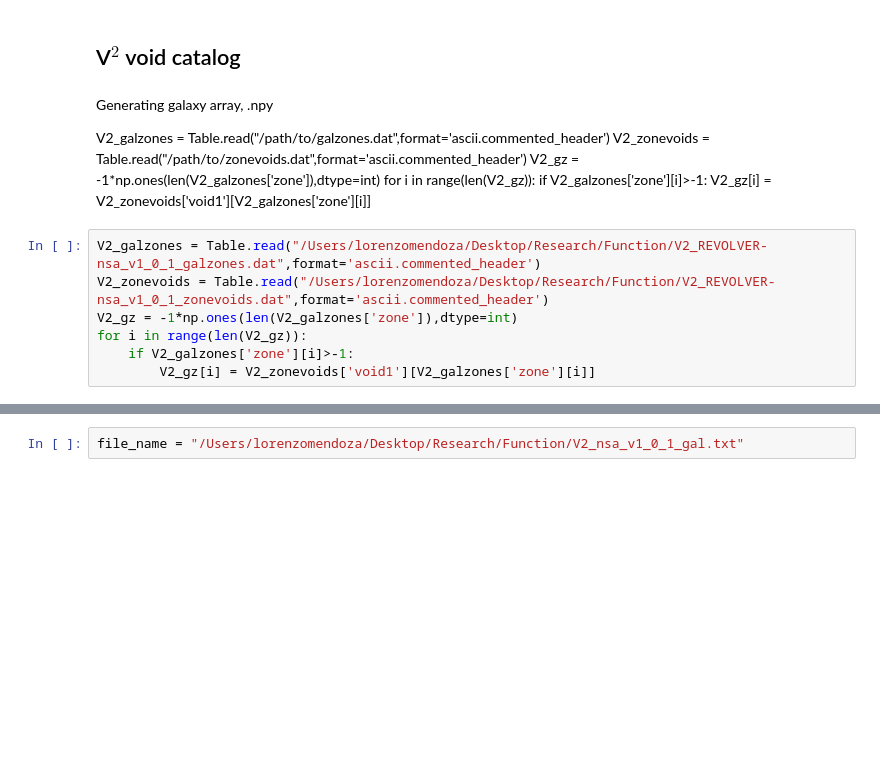
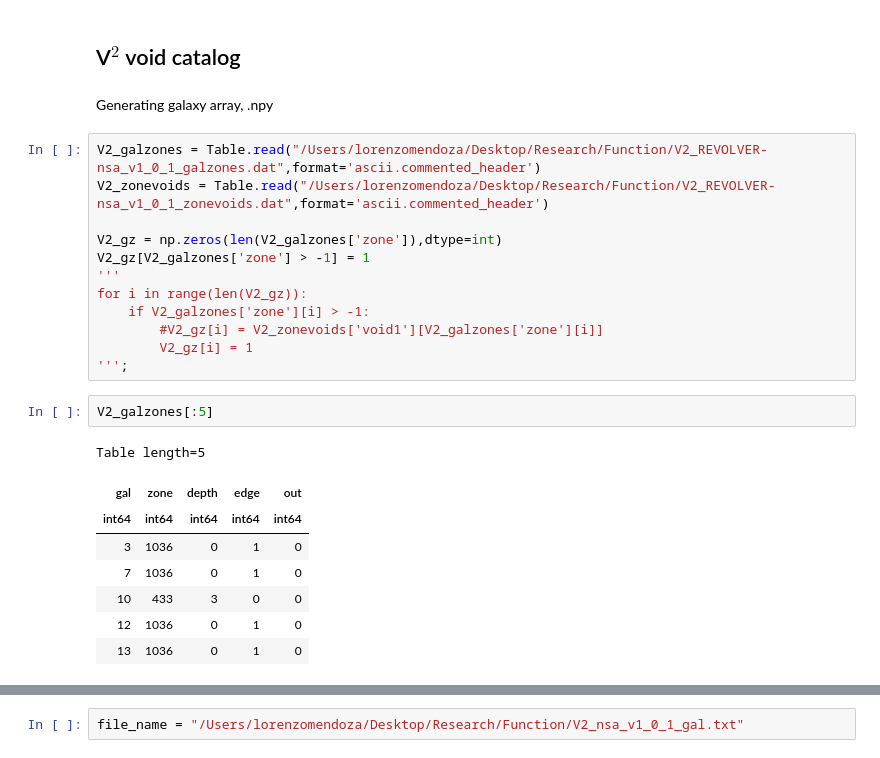
Before and after one commit to DESI-UR/Void_analysis, a Jupyter notebook: nb/Lorenzo/compare_v2.catalogs.ipynb, the cells around one changed output, grey strips where cells are left out. Drawn from its saved outputs; the diff is of its cells as text; blank space fills up the shorter version.

```diff
--- a/nb/Lorenzo/compare_v2.catalogs.ipynb
+++ b/nb/Lorenzo/compare_v2.catalogs.ipynb
@@ -23,19 +24,28 @@ mask, mask_resolution = pickle.load(temp_infile)
 temp_infile.close()
 # %% [markdown]
 ## V$^2$ void catalog
-# %% [markdown]
-Generating galaxy array, .npy
-
-V2_galzones = Table.read("/path/to/galzones.dat",format='ascii.commented_header')
-V2_zonevoids = Table.read("/path/to/zonevoids.dat",format='ascii.commented_header')
-V2_gz = -1*np.ones(len(V2_galzones['zone']),dtype=int)
-for i in range(len(V2_gz)):
-    if V2_galzones['zone'][i]>-1:
-        V2_gz[i] = V2_zonevoids['void1'][V2_galzones['zone'][i]]
+# %% [markdown]
+Generating galaxy array, .npy
 # %%
 V2_galzones = Table.read("/Users/lorenzomendoza/Desktop/Research/Function/V2_REVOLVER-nsa_v1_0_1_galzones.dat",format='ascii.commented_header')
 V2_zonevoids = Table.read("/Users/lorenzomendoza/Desktop/Research/Function/V2_REVOLVER-nsa_v1_0_1_zonevoids.dat",format='ascii.commented_header')
-V2_gz = -1*np.ones(len(V2_galzones['zone']),dtype=int)
+
+V2_gz = np.zeros(len(V2_galzones['zone']),dtype=int)
+V2_gz[V2_galzones['zone'] > -1] = 1
+'''
 for i in range(len(V2_gz)):
-    if V2_galzones['zone'][i]>-1:
-        V2_gz[i] = V2_zonevoids['void1'][V2_galzones['zone'][i]]
+    if V2_galzones['zone'][i] > -1:
+        #V2_gz[i] = V2_zonevoids['void1'][V2_galzones['zone'][i]]
+        V2_gz[i] = 1
+''';
+# %%
+V2_galzones[:5]
+# %% [output]
+Table length=5
+| gal | zone | depth | edge | out |
+| int64 | int64 | int64 | int64 | int64 |
+| 3 | 1036 | 0 | 1 | 0 |
+| 7 | 1036 | 0 | 1 | 0 |
+| 10 | 433 | 3 | 0 | 0 |
+| 12 | 1036 | 0 | 1 | 0 |
+| 13 | 1036 | 0 | 1 | 0 |
```
Also changed, not shown: parts of 71 cells of this notebook.
